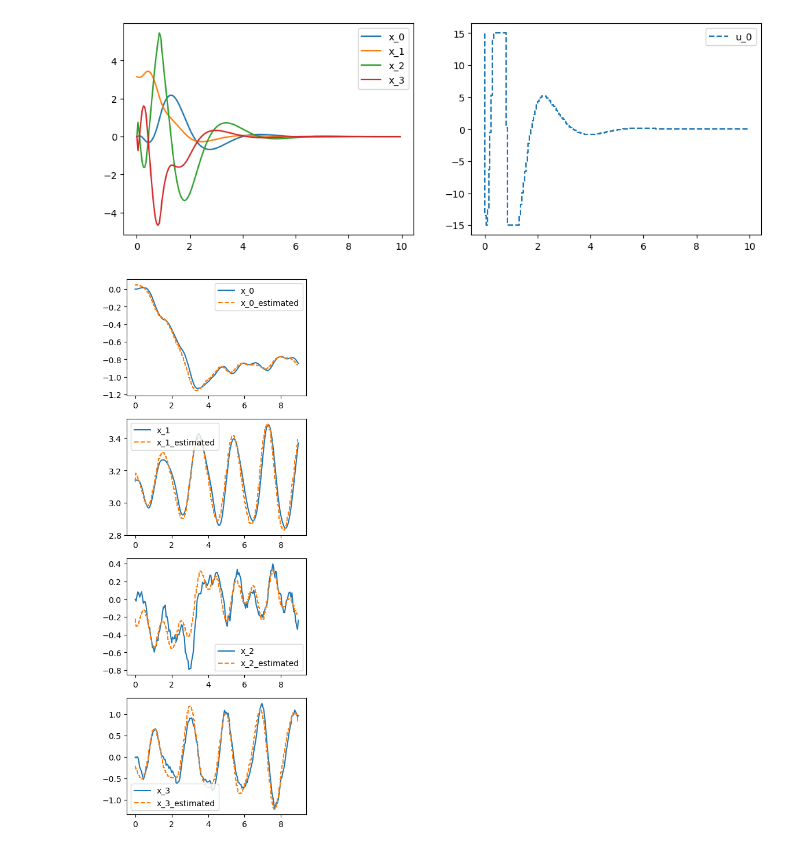
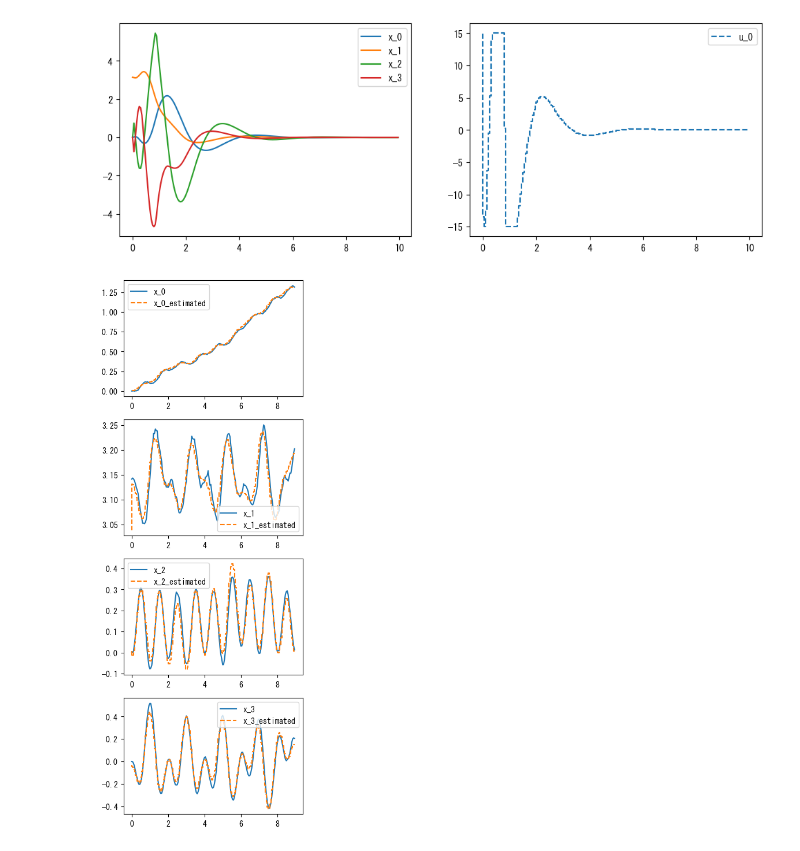
Before and after one commit to proxima-technology/casadi_mpc_nyuumon, a Jupyter notebook: src/chapter8_MPC_and_MHE.ipynb, the cells around one changed output. Drawn from its saved outputs; the diff is of its cells as text; code cells hidden in the pictures.

```diff
--- a/src/chapter8_MPC_and_MHE.ipynb
+++ b/src/chapter8_MPC_and_MHE.ipynb
@@ -20,8 +33,8 @@ Q_MPC = casadi.diag([2.5,10,0.01,0.01])
 Q_f_MPC = casadi.diag([2.5,10,0.01,0.01])
 R_MPC = casadi.diag([0.1])
 
-Q_MHE = casadi.diag([1,1])
-Q_i_MHE = casadi.diag([1,1,1,1])
+Q_MHE = casadi.diag([10,10])
+Q_i_MHE = casadi.diag([0.1,0.1,0.1,0.1])
 R_MHE = casadi.diag([1,1,1,1])
 
 # 予測ホライズン等
@@ -156,7 +169,7 @@ def make_MHE_nlp():
     G = []
 
     J = 0
-    J += compute_MHE_initial_cost(X[0],x_hat) * 0.01
+    J += compute_MHE_initial_cost(X[0],x_hat)
     for k in range(N):
         y_hat = g(X[k])
         J += compute_MHE_stage_cost(Y[k],y_hat,W[k]) * dt
@@ -183,10 +196,7 @@ def compute_optimal_control(S,x_s,x0):
     u_opt = x0[offset:offset+nu]
     return u_opt, x0
 
-def compute_optimal_estimate(S,us,ys,x0,x_hat):
-    # x0 = casadi.DM.zeros(total)
-    x_hat = x_hat.full().ravel().tolist()
-
+def compute_optimal_estimation(S,us,ys,x0,x_hat):
     lbx = x_lb*(N+1) + w_lb*N + us + ys + x_hat
     ubx = x_ub*(N+1) + w_ub*N + us + ys + x_hat
     lbg = [0]*nx*N
@@ -214,7 +224,7 @@ U = []
 x_current = x_init
 for t in t_eval:
     u_opt,x0 = compute_optimal_control(S_MPC,x_current,x0)
-    p_current = casadi.DM([u_opt,0])
+    p_current = casadi.DM([u_opt,*np.zeros(nw)])
     x_current = I(x0=x_current,p=p_current)["xf"]
     X.append(x_current)
     U.append(u_opt)
@@ -235,9 +245,10 @@ for k in range(nu):
     plt.step(t_eval,U[:,k],linestyle="--",label=f"u_{k}")
 plt.legend()
 
+plt.savefig("images/chap8_cart_pole_MPC.png")
 plt.show()
 # %% [output]
-[figure, old version]
+[figure, new version]
 # %%
 t_span = [0,10]
 t_eval = np.arange(*t_span,dt)
@@ -258,36 +269,39 @@ x_current = x_init
 for t in t_eval:
     if len(Y) > N:
         ys = casadi.vertcat(*Y[-N:]).full().ravel().tolist()
         us = casadi.vertcat(*U[-N:]).full().ravel().tolist()
-        x0 = compute_optimal_estimate(S_MHE,us,ys,x0,x_hat)
+        x_hat_list = x_hat.full().ravel().tolist()
+        x0 = compute_optimal_estimation(S_MHE,us,ys,x0,x_hat_list)
         x_est = x0[:nx]
         X_est.append(x_est)
         x_hat = x_est
     u_current = casadi.DM([np.sin(2*np.pi*t)])
-    p_current = casadi.DM([u_current,np.random.normal()])
+    w_current = np.random.normal(size=(nw,),scale=0.1)
+    p_current = casadi.DM([u_current,*w_current])
     x_current = I(x0=x_current,p=p_current)["xf"]
     y_current = h(x_current)
     X.append(x_current)
     Y.append(y_current)
     U.append(u_current)
     # U.append(u_opt)
 
 X.pop()
 X = np.array(X).reshape(t_eval.size,nx)
 # X_est.pop()
 X_est = np.array(X_est).reshape(-1,nx)
 
 plt.figure(figsize=(4,12))
 
 for i in range(nx):
     plt.subplot(nx,1,i+1)
     plt.plot(t_eval[:-N],X[:-N,i],label=f"x_{i}")
     plt.step(t_eval[:-N],X_est[:,i],linestyle="--",label=f"x_{i}_estimated")
     plt.legend()
 
+plt.savefig("images/chap8_cart_pole_MHE.png")
 plt.show()
 # %% [output]
-[figure, old version]
+[figure, new version]
 # %%
 t_span = [0,20]
 t_eval = np.arange(*t_span,dt)
```
Also changed, not shown: parts of 3 cells of this notebook, 6 other files.
